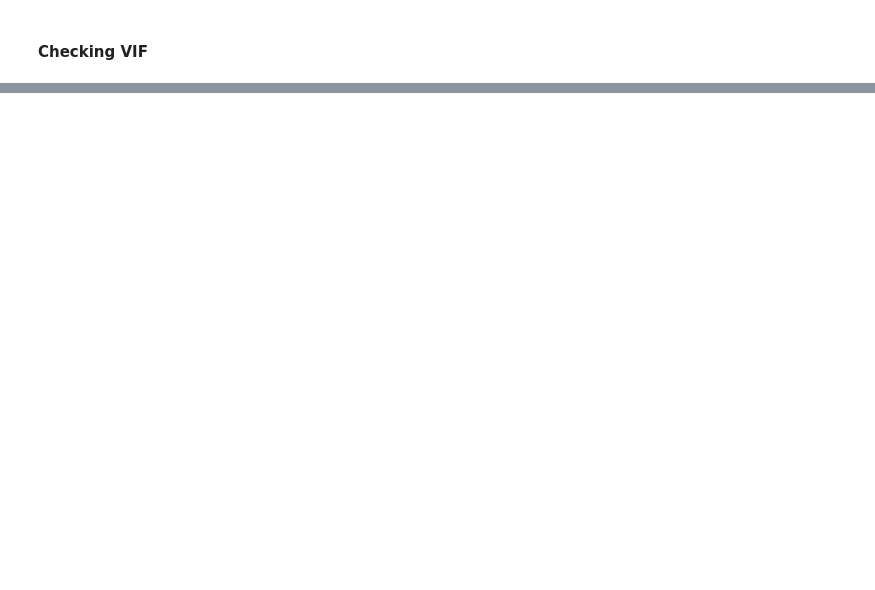
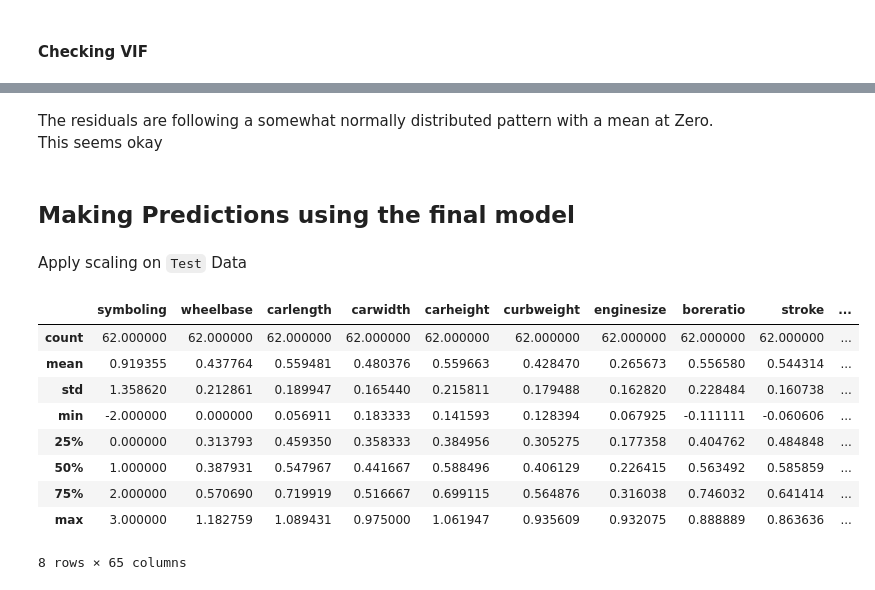
Before and after one commit to RaqeebShaikh12/Car-Price-Prediction-using-Multiple-Linear-Regression, a Jupyter notebook: Car_Price_Prediction_using_Multiple_Linear_Regression.ipynb, the cells around one changed output, grey strips where cells are left out. Drawn from its saved outputs; the diff is of its cells as text; code cells hidden in the pictures; blank space fills up the shorter version.

```diff
--- a/Car_Price_Prediction_using_Multiple_Linear_Regression.ipynb
+++ b/Car_Price_Prediction_using_Multiple_Linear_Regression.ipynb
@@ -350,0 +764,8 @@ We could simply drop the variable with the highest, non-significant `p-value`. A
+# %% [markdown]
+The residuals are following a somewhat normally distributed pattern with a mean at Zero. This seems okay
+# %% [markdown]
+## Making Predictions using the final model
+# %% [markdown]
+Apply scaling on `Test` Data
+# %%
+num_vars=['wheelbase','carlength','carwidth','carheight','curbweight','enginesize','boreratio','stroke','compressionratio','horsepower','peakrpm','citympg','highwaympg','price']
@@ -350,0 +774,13 @@ We could simply drop the variable with the highest, non-significant `p-value`. A
+# %%
+df_test.describe()
+# %% [output]
+|  | symboling | wheelbase | carlength | carwidth | carheight | curbweight | enginesize | boreratio | stroke | ... |
+| count | 62.000000 | 62.000000 | 62.000000 | 62.000000 | 62.000000 | 62.000000 | 62.000000 | 62.000000 | 62.000000 | ... |
+| mean | 0.919355 | 0.437764 | 0.559481 | 0.480376 | 0.559663 | 0.428470 | 0.265673 | 0.556580 | 0.544314 | ... |
+| std | 1.358620 | 0.212861 | 0.189947 | 0.165440 | 0.215811 | 0.179488 | 0.162820 | 0.228484 | 0.160738 | ... |
+| min | -2.000000 | 0.000000 | 0.056911 | 0.183333 | 0.141593 | 0.128394 | 0.067925 | -0.111111 | -0.060606 | ... |
+| 25% | 0.000000 | 0.313793 | 0.459350 | 0.358333 | 0.384956 | 0.305275 | 0.177358 | 0.404762 | 0.484848 | ... |
+| 50% | 1.000000 | 0.387931 | 0.547967 | 0.441667 | 0.588496 | 0.406129 | 0.226415 | 0.563492 | 0.585859 | ... |
+| 75% | 2.000000 | 0.570690 | 0.719919 | 0.516667 | 0.699115 | 0.564876 | 0.316038 | 0.746032 | 0.641414 | ... |
+| max | 3.000000 | 1.182759 | 1.089431 | 0.975000 | 1.061947 | 0.935609 | 0.932075 | 0.888889 | 0.863636 | ... |
+8 rows × 65 columns
```
Also changed, not shown: parts of 76 cells of this notebook.
